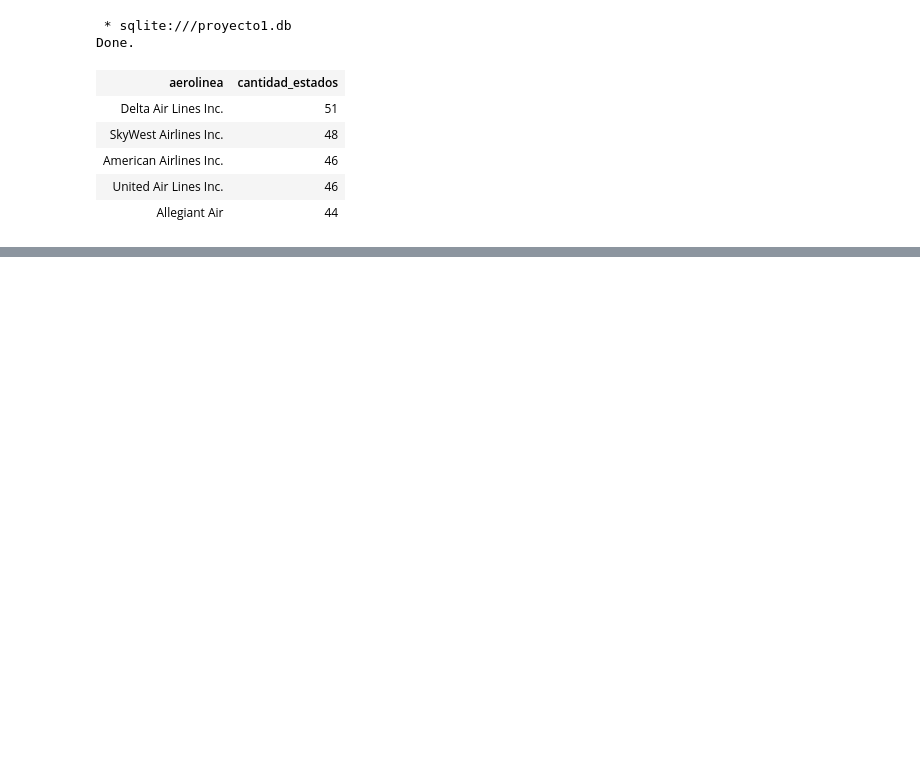
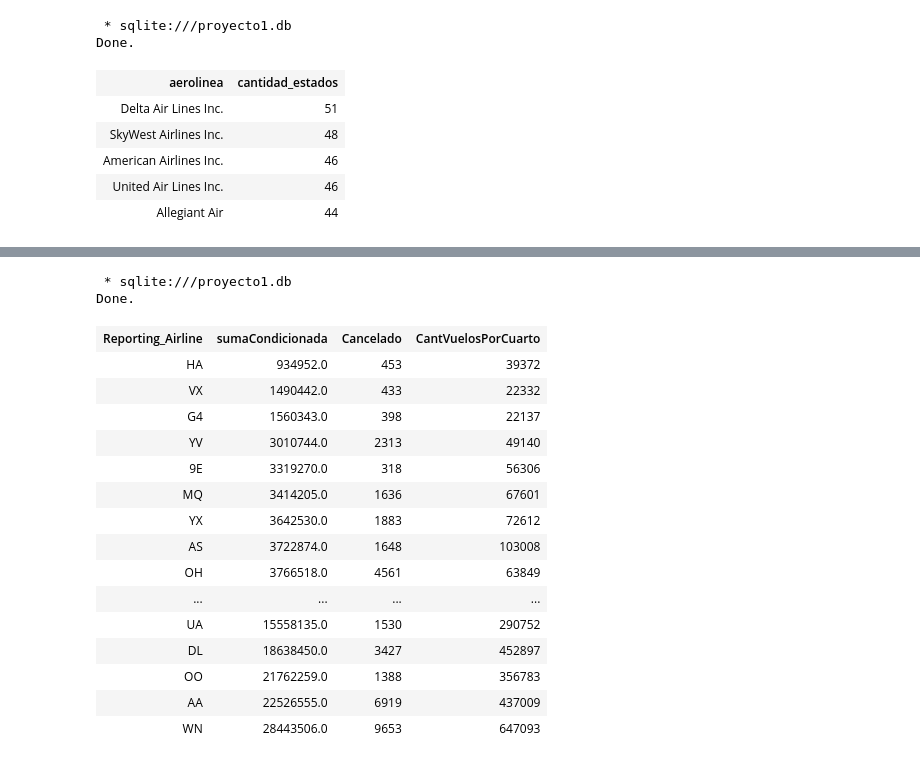
Before and after one commit to diazMafer/Proyecto1-DB, a Jupyter notebook: proy1 borrador.ipynb, the cells around one changed output, grey strips where cells are left out. Drawn from its saved outputs; the diff is of its cells as text; code cells hidden in the pictures; blank space fills up the shorter version.

```diff
--- a/proy1 borrador.ipynb
+++ b/proy1 borrador.ipynb
@@ -232,0 +192,33 @@ Done.
+# %%
+%%sql
+
+ SELECT
+    Reporting_Airline,
+    SUM(CASE WHEN arrDelay > 0 THEN arrDelay ELSE 0 END) AS sumaCondicionada,
+    SUM(CASE WHEN Cancelled = 1 AND CancellationCode = 'A' THEN 1 ELSE 0 END) AS Cancelado,
+    (SUM(CASE WHEN Quarter = 1 THEN 1 ELSE 0 END) +
+    SUM(CASE WHEN Quarter = 2 THEN 1 ELSE 0 END) +
+    SUM(CASE WHEN Quarter = 3 THEN 1 ELSE 0 END) +
+    SUM(CASE WHEN Quarter = 4 THEN 1 ELSE 0 END))/4 as CantVuelosPorCuarto
+FROM ontime ontime_externo
+GROUP BY Reporting_Airline
+ORDER BY sumaCondicionada ASC, Cancelado ASC;
+# %% [output]
+ * sqlite:///proyecto1.db
+Done.
+| Reporting_Airline | sumaCondicionada | Cancelado | CantVuelosPorCuarto |
+| HA | 934952.0 | 453 | 39372 |
+| VX | 1490442.0 | 433 | 22332 |
+| G4 | 1560343.0 | 398 | 22137 |
+| YV | 3010744.0 | 2313 | 49140 |
+| 9E | 3319270.0 | 318 | 56306 |
+| MQ | 3414205.0 | 1636 | 67601 |
+| YX | 3642530.0 | 1883 | 72612 |
+| AS | 3722874.0 | 1648 | 103008 |
+| OH | 3766518.0 | 4561 | 63849 |
+| ... | ... | ... | ... |
+| UA | 15558135.0 | 1530 | 290752 |
+| DL | 18638450.0 | 3427 | 452897 |
+| OO | 21762259.0 | 1388 | 356783 |
+| AA | 22526555.0 | 6919 | 437009 |
+| WN | 28443506.0 | 9653 | 647093 |
```
Also changed, not shown: parts of 32 cells of this notebook.
